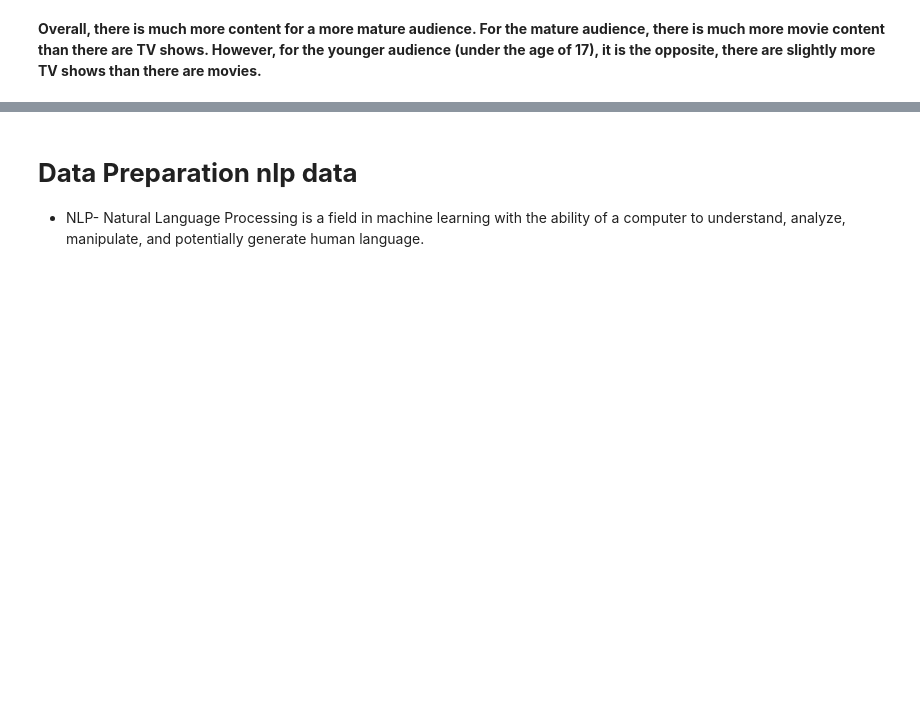
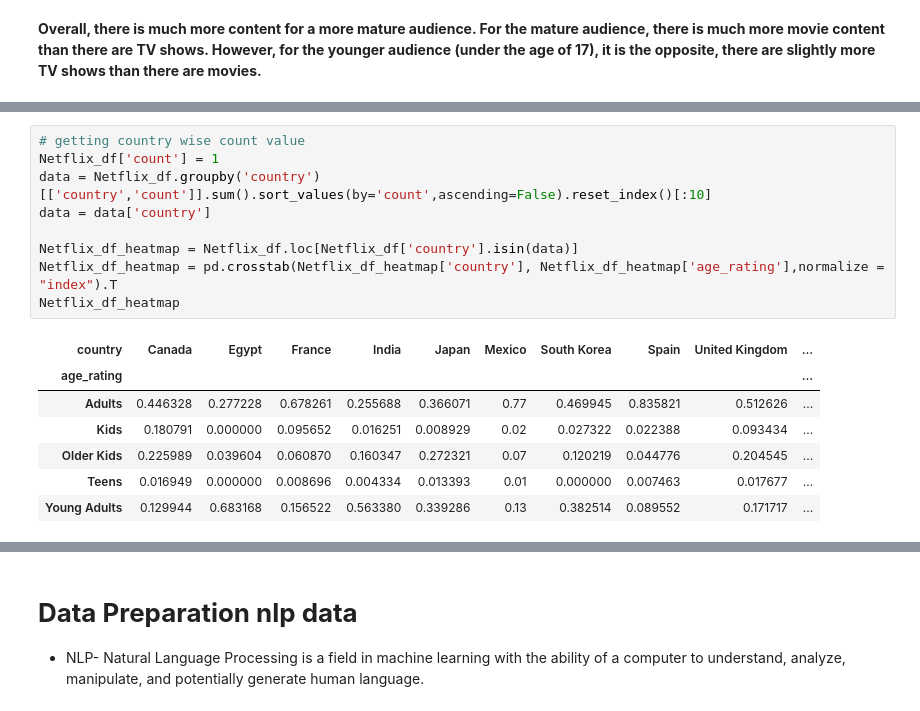
Before and after one commit to kanika214/kanika214-NETFLIX-MOVIES-AND-TV-SHOWS-CLUSTERING, a Jupyter notebook: NETFLIX_MOVIES_AND_TV_SHOWS_CLUSTERING_kanika_raj.ipynb, the cells around one changed output, grey strips where cells are left out. Drawn from its saved outputs; the diff is of its cells as text; blank space fills up the shorter version.

```diff
--- a/NETFLIX_MOVIES_AND_TV_SHOWS_CLUSTERING_kanika_raj.ipynb
+++ b/NETFLIX_MOVIES_AND_TV_SHOWS_CLUSTERING_kanika_raj.ipynb
@@ -1288,0 +1314,17 @@ Most of the contents got ratings like
+# %%
+# getting country wise count value
+Netflix_df['count'] = 1
+data = Netflix_df.groupby('country')[['country','count']].sum().sort_values(by='count',ascending=False).reset_index()[:10]
+data = data['country']
+
+Netflix_df_heatmap = Netflix_df.loc[Netflix_df['country'].isin(data)]
+Netflix_df_heatmap = pd.crosstab(Netflix_df_heatmap['country'], Netflix_df_heatmap['age_rating'],normalize = "index").T
+Netflix_df_heatmap
+# %% [output]
+| country | Canada | Egypt | France | India | Japan | Mexico | South Korea | Spain | United Kingdom | ... |
+| age_rating |  |  |  |  |  |  |  |  |  | ... |
+| Adults | 0.446328 | 0.277228 | 0.678261 | 0.255688 | 0.366071 | 0.77 | 0.469945 | 0.835821 | 0.512626 | ... |
+| Kids | 0.180791 | 0.000000 | 0.095652 | 0.016251 | 0.008929 | 0.02 | 0.027322 | 0.022388 | 0.093434 | ... |
+| Older Kids | 0.225989 | 0.039604 | 0.060870 | 0.160347 | 0.272321 | 0.07 | 0.120219 | 0.044776 | 0.204545 | ... |
+| Teens | 0.016949 | 0.000000 | 0.008696 | 0.004334 | 0.013393 | 0.01 | 0.000000 | 0.007463 | 0.017677 | ... |
+| Young Adults | 0.129944 | 0.683168 | 0.156522 | 0.563380 | 0.339286 | 0.13 | 0.382514 | 0.089552 | 0.171717 | ... |
```
Also changed, not shown: parts of 11 cells of this notebook.
